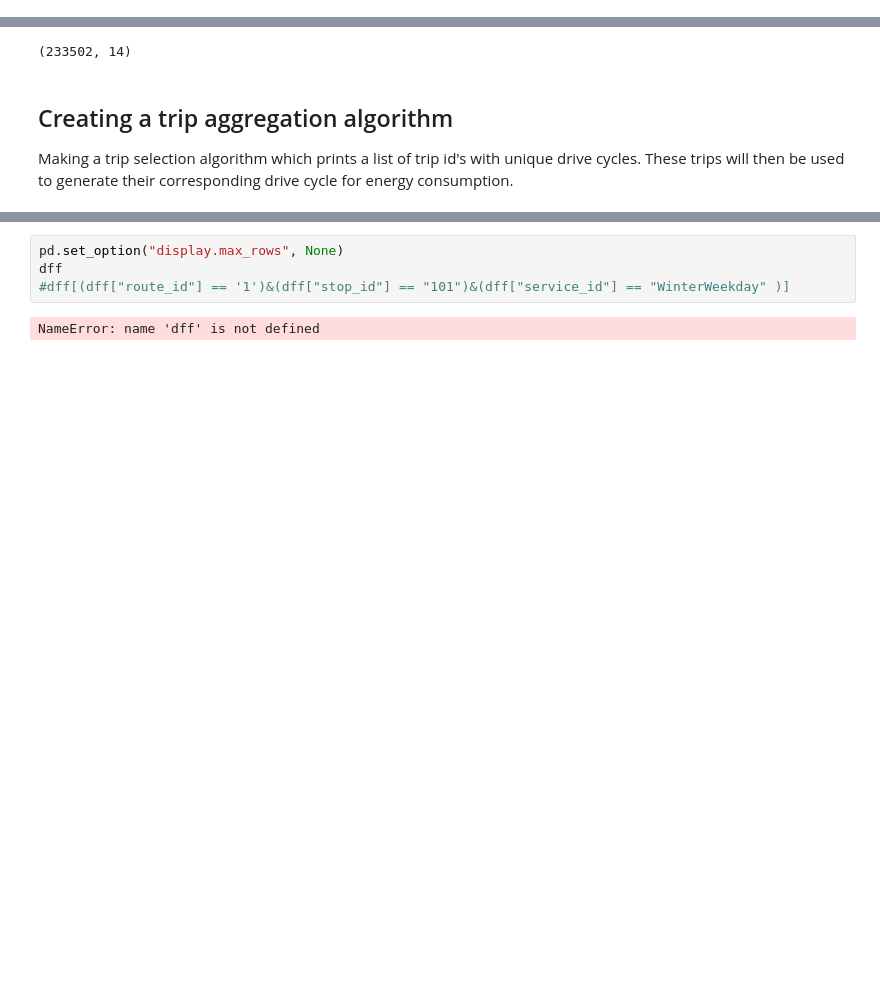
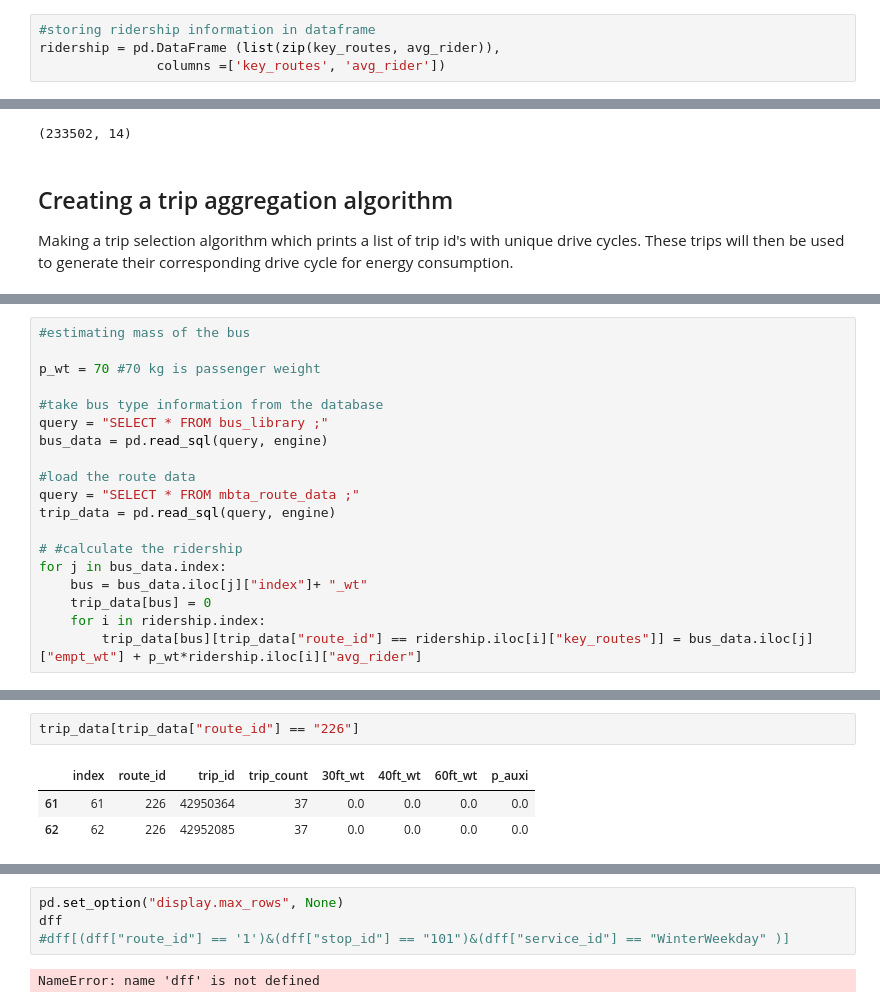
Before and after one commit to UpadhiV/evfleets, a Jupyter notebook: mbta_analysis.ipynb, the cells around one changed output, grey strips where cells are left out. Saved outputs shown, nothing was run; the diff lists cells and outputs as text; blank space fills up the shorter version.

```diff
--- a/mbta_analysis.ipynb
+++ b/mbta_analysis.ipynb
@@ -99,3 +84,7 @@ plt.show()
+# %%
+#storing ridership information in dataframe
+ridership = pd.DataFrame (list(zip(key_routes, avg_rider)),
+               columns =['key_routes', 'avg_rider'])
 # %% [markdown]
 ## Analyze trips
 
@@ -229,0 +202,19 @@ test1
+# %%
+#estimating mass of the bus
+
+p_wt = 70 #70 kg is passenger weight
+
+#take bus type information from the database
+query = "SELECT * FROM bus_library ;"
+bus_data = pd.read_sql(query, engine)
+
+#load the route data
+query = "SELECT * FROM mbta_route_data ;"
+trip_data = pd.read_sql(query, engine)
+
+# #calculate the ridership
+for j in bus_data.index:
+    bus = bus_data.iloc[j]["index"]+ "_wt"
+    trip_data[bus] = 0
+    for i in ridership.index:
+        trip_data[bus][trip_data["route_id"] == ridership.iloc[i]["key_routes"]] = bus_data.iloc[j]["empt_wt"] + p_wt*ridership.iloc[i]["avg_rider"]
@@ -229,0 +228,6 @@ test1
+# %%
+trip_data[trip_data["route_id"] == "226"]
+# %% [output]
+|  | index | route_id | trip_id | trip_count | 30ft_wt | 40ft_wt | 60ft_wt | p_auxi |
+| 61 | 61 | 226 | 42950364 | 37 | 0.0 | 0.0 | 0.0 | 0.0 |
+| 62 | 62 | 226 | 42952085 | 37 | 0.0 | 0.0 | 0.0 | 0.0 |
```
Also changed, not shown: parts of 55 cells of this notebook.
